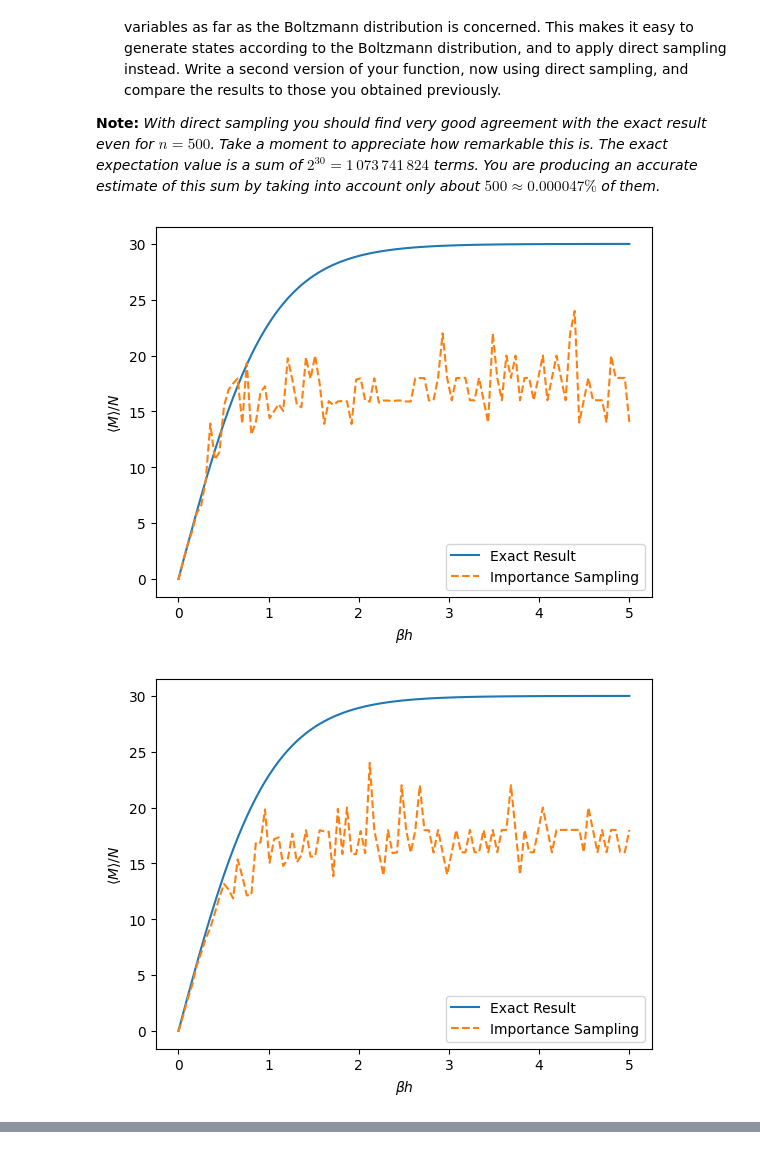
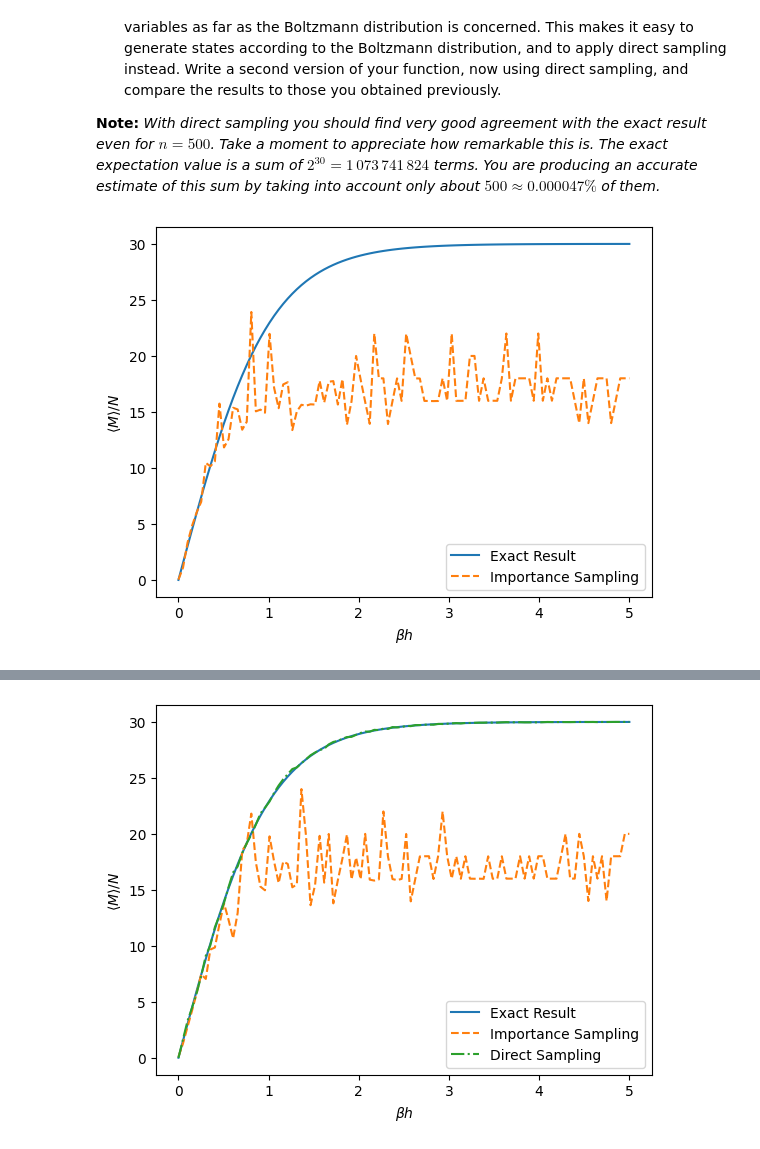
Before and after one commit to Ryan-TheInvoker/Computational-Physics, a Jupyter notebook: P344 - Assignment 2.ipynb, the cells around one changed output, grey strips where cells are left out. Saved outputs shown, nothing was run; the diff lists cells and outputs as text; code cells hidden in the pictures.

```diff
--- a/P344 - Assignment 2.ipynb
+++ b/P344 - Assignment 2.ipynb
@@ -267,69 +296,39 @@ In this question we will see this play out in the context of a simple solvable m
 # Energy of a state
 def U(s, h):
     return -h * np.sum(s)
 
 # Weight function
 def w(s, beta, h):
+
     return np.exp(-beta * U(s, h))
 
 # Self-normalizing importance sampling
 def importance_sampling(N, beta_h, n):
-    states = np.random.choice([1, -1], size=(n, N))
+
+    #n random states with N spins each
+    states = rng.choice([1, -1], size=(n, N))
     weights = np.array([w(s, beta_h, 1) for s in states])
 
     normalized_weights = weights / np.sum(weights)
+
     magnetizations = np.sum(states, axis=1)
 
     average_M = np.sum(normalized_weights * magnetizations)
     return average_M
 
 
 betas = np.linspace(0, 5, 100)
+
+#from stat-phys
 exact_results = 30 * np.tanh(betas)
+
 estimated_results = np.array([importance_sampling(30, beta_h, 1000) for beta_h in betas])
 
 plt.plot(betas, exact_results, label='Exact Result')
 plt.plot(betas, estimated_results, label='Importance Sampling', linestyle='--')
 plt.xlabel(r'$\beta h$')
 plt.ylabel(r'$\langle M \rangle / N$')
 plt.legend()
 plt.show()
-
-
-betas = np.linspace(0, 5, 100)
-exact_results = 30 * np.tanh(betas)
-estimated_results = np.array([importance_sampling(30, beta_h, 1000) for beta_h in betas])
-
-plt.plot(betas, exact_results, label='Exact Result')
-plt.plot(betas, estimated_results, label='Importance Sampling', linestyle='--')
-plt.xlabel(r'$\beta h$')
-plt.ylabel(r'$\langle M \rangle / N$')
-plt.legend()
-plt.show()
-
-
-def direct_sampling(N, beta_h, n):
-    # Probabilities for the two states, given beta_h
-    prob_plus = 1 / (1 + np.exp(-2 * beta_h))
-    prob_minus = 1 - prob_plus
-
-    # Generate states
-    states = np.random.choice([1, -1], size=(n, N), p=[prob_plus, prob_minus])
-
-    # Calculate average magnetization
-    average_M = np.mean(np.sum(states, axis=1))
-    return average_M
-
-
-estimated_results_direct = np.array([direct_sampling(30, beta_h, 500) for beta_h in betas])
-
-plt.plot(betas, exact_results, label='Exact Result')
-plt.plot(betas, estimated_results, label='Importance Sampling', linestyle='--')
-plt.plot(betas, estimated_results_direct, label='Direct Sampling', linestyle='-.')
-plt.xlabel(r'$\beta h$')
-plt.ylabel(r'$\langle M \rangle / N$')
-plt.legend()
-plt.show()
 # %% [output]
-[figure, old version]
+[figure, new version]
-[figure, removed]
@@ -336,0 +335,25 @@ plt.show()
+# %%
+def direct_sampling(N, beta_h, n):
+    # Probabilities for the two states, given beta_h
+    prob_plus = 1 / (1 + np.exp(-2 * beta_h))
+    prob_minus = 1 - prob_plus
+
+    # Generate states, where p contains the corresponding probabilities of a + or - state
+    states = rng.choice([1, -1], size=(n, N), p=[prob_plus, prob_minus])
+
+    # Calculate average magnetization
+    average_M = np.mean(np.sum(states, axis=1))
+    return average_M
+
+
+estimated_results_direct = np.array([direct_sampling(30, beta_h, 500) for beta_h in betas])
+
+plt.plot(betas, exact_results, label='Exact Result')
+plt.plot(betas, estimated_results, label='Importance Sampling', linestyle='--')
+plt.plot(betas, estimated_results_direct, label='Direct Sampling', linestyle='-.')
+plt.xlabel(r'$\beta h$')
+plt.ylabel(r'$\langle M \rangle / N$')
+plt.legend()
+plt.show()
+# %% [output]
+[figure, added]
```
Also changed, not shown: parts of 7 cells of this notebook.
